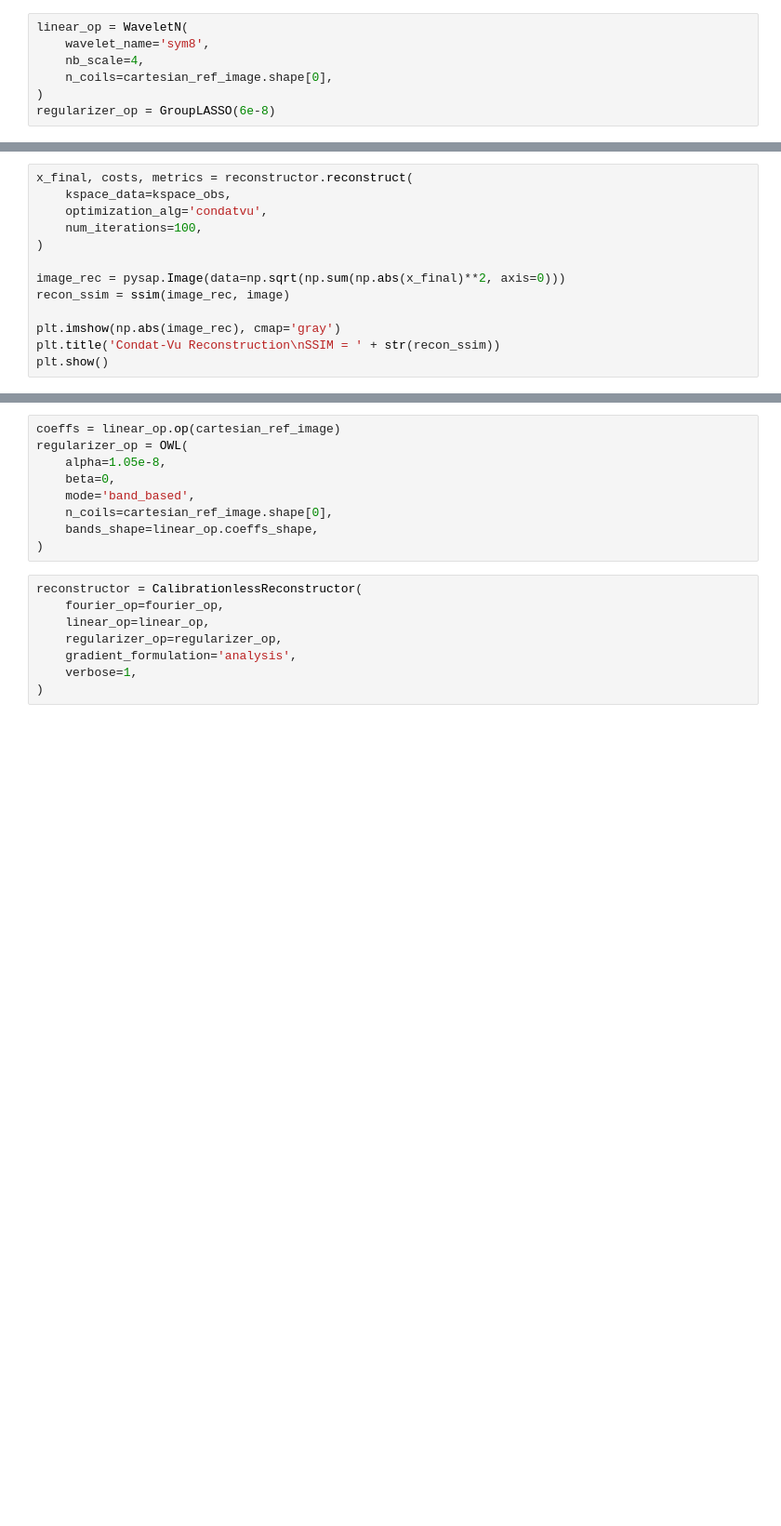
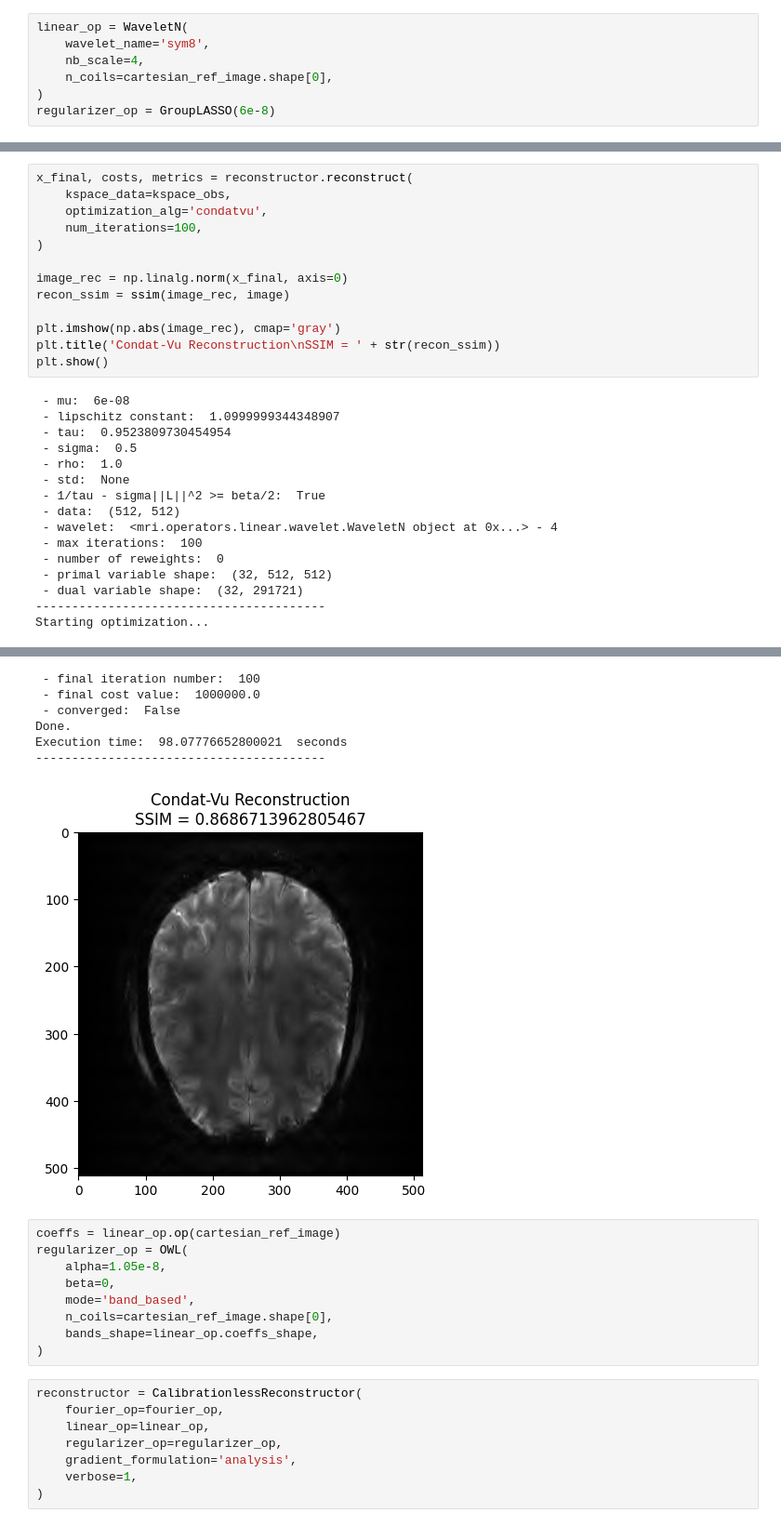
Before and after one commit to mind-inria/mri-acq-recon-book, a Jupyter notebook: src/13.Cartesian_Calibrationless_CS-pMRI_recon.ipynb, the cells around one changed output, grey strips where cells are left out. Shown at 93% size. Saved outputs shown, nothing was run; the diff lists cells and outputs as text; blank space fills up the shorter version.

```diff
--- a/src/13.Cartesian_Calibrationless_CS-pMRI_recon.ipynb
+++ b/src/13.Cartesian_Calibrationless_CS-pMRI_recon.ipynb
@@ -181,9 +247,25 @@ x_final, costs, metrics = reconstructor.reconstruct(
     num_iterations=100,
 )
 
-image_rec = pysap.Image(data=np.sqrt(np.sum(np.abs(x_final)**2, axis=0)))
+image_rec = np.linalg.norm(x_final, axis=0)
 recon_ssim = ssim(image_rec, image)
 
 plt.imshow(np.abs(image_rec), cmap='gray')
 plt.title('Condat-Vu Reconstruction\nSSIM = ' + str(recon_ssim))
 plt.show()
+# %% [output]
+ - mu:  6e-08
+ - lipschitz constant:  1.0999999344348907
+ - tau:  0.9523809730454954
+ - sigma:  0.5
+ - rho:  1.0
+ - std:  None
+ - 1/tau - sigma||L||^2 >= beta/2:  True
+ - data:  (512, 512)
+ - wavelet:  <mri.operators.linear.wavelet.WaveletN object at 0x...> - 4
+ - max iterations:  100
+ - number of reweights:  0
+ - primal variable shape:  (32, 512, 512)
+ - dual variable shape:  (32, 291721)
+----------------------------------------
+Starting optimization...
@@ -190,3 +273,10 @@ plt.show()
+ - final iteration number:  100
+ - final cost value:  1000000.0
+ - converged:  False
+Done.
+Execution time:  98.07776652800021  seconds
+----------------------------------------
+[figure, added]
 # %%
 coeffs = linear_op.op(cartesian_ref_image)
 regularizer_op = OWL(
```
Also changed, not shown: parts of 12 cells of this notebook.
